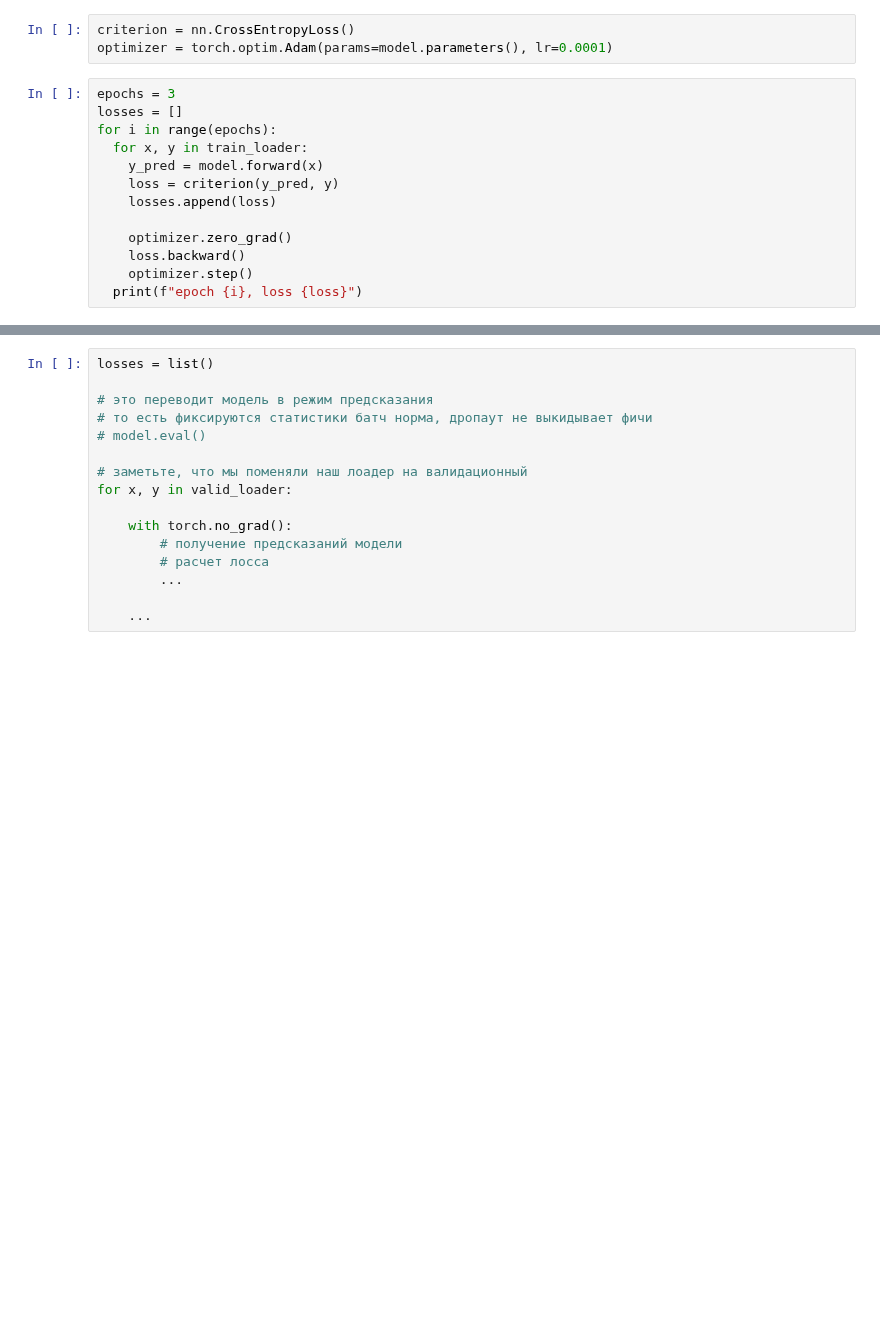
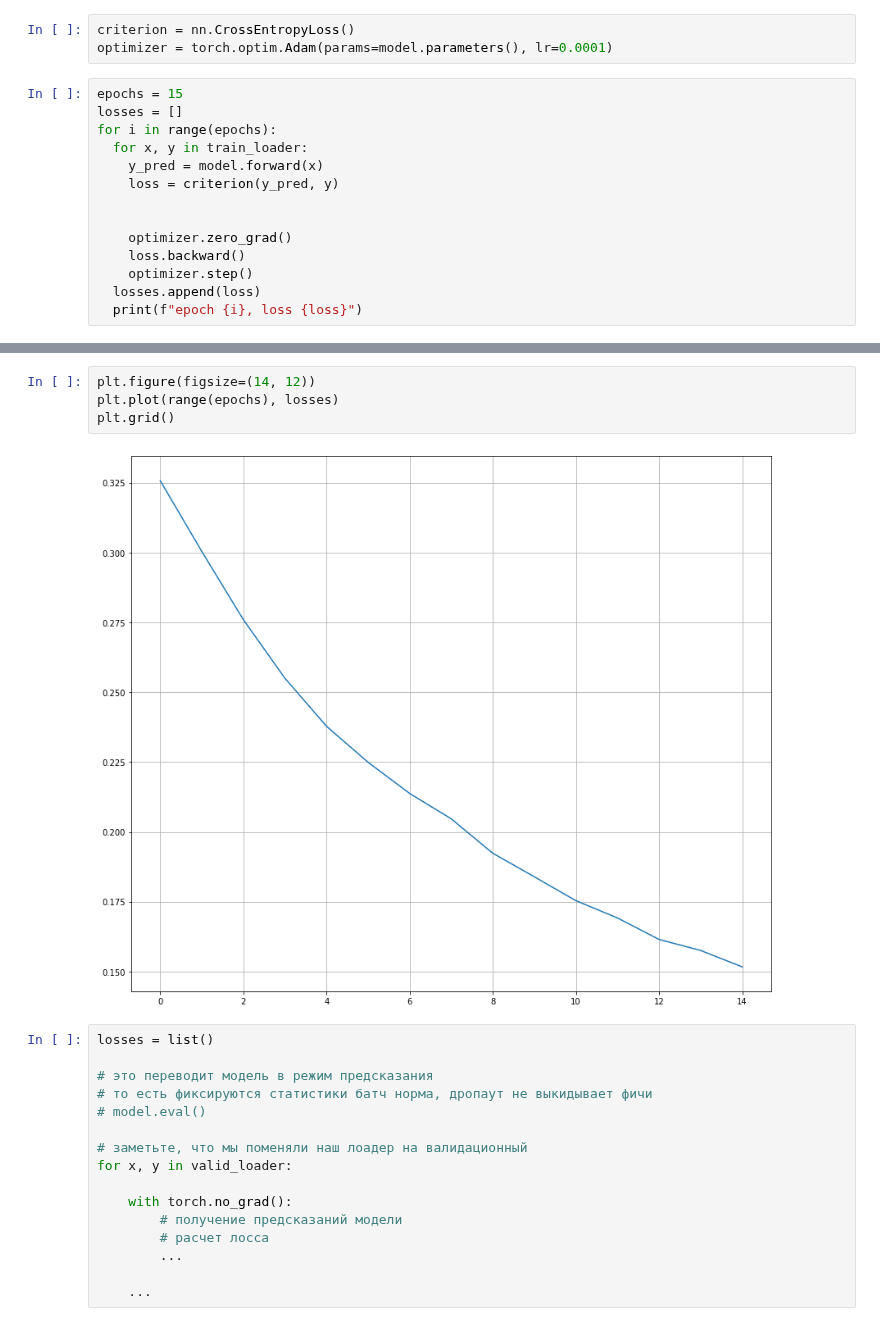
Before and after one commit to DmitryKutsev/DeepHW, a Jupyter notebook: my_hw2.ipynb, the cells around one changed output, grey strips where cells are left out. Drawn from its saved outputs; the diff is of its cells as text; blank space fills up the shorter version.

```diff
--- a/my_hw2.ipynb
+++ b/my_hw2.ipynb
@@ -257,16 +258,17 @@ model = DeepAverageNetwork(embeddings=embeddings,
 criterion = nn.CrossEntropyLoss()
 optimizer = torch.optim.Adam(params=model.parameters(), lr=0.0001)
 # %%
-epochs = 3
+epochs = 15
 losses = []
 for i in range(epochs):
   for x, y in train_loader:
     y_pred = model.forward(x)
     loss = criterion(y_pred, y)
-    losses.append(loss)
+
 
     optimizer.zero_grad()
     loss.backward()
     optimizer.step()
+  losses.append(loss)
   print(f"epoch {i}, loss {loss}")
 # %% [output]
@@ -276,3 +290,9 @@ epoch 2, loss 0.8393556475639343
+# %%
+plt.figure(figsize=(14, 12))
+plt.plot(range(epochs), losses)
+plt.grid()
+# %% [output]
+[figure, added]
 # %%
 losses = list()
 
```
Also changed, not shown: parts of 2 cells of this notebook.
